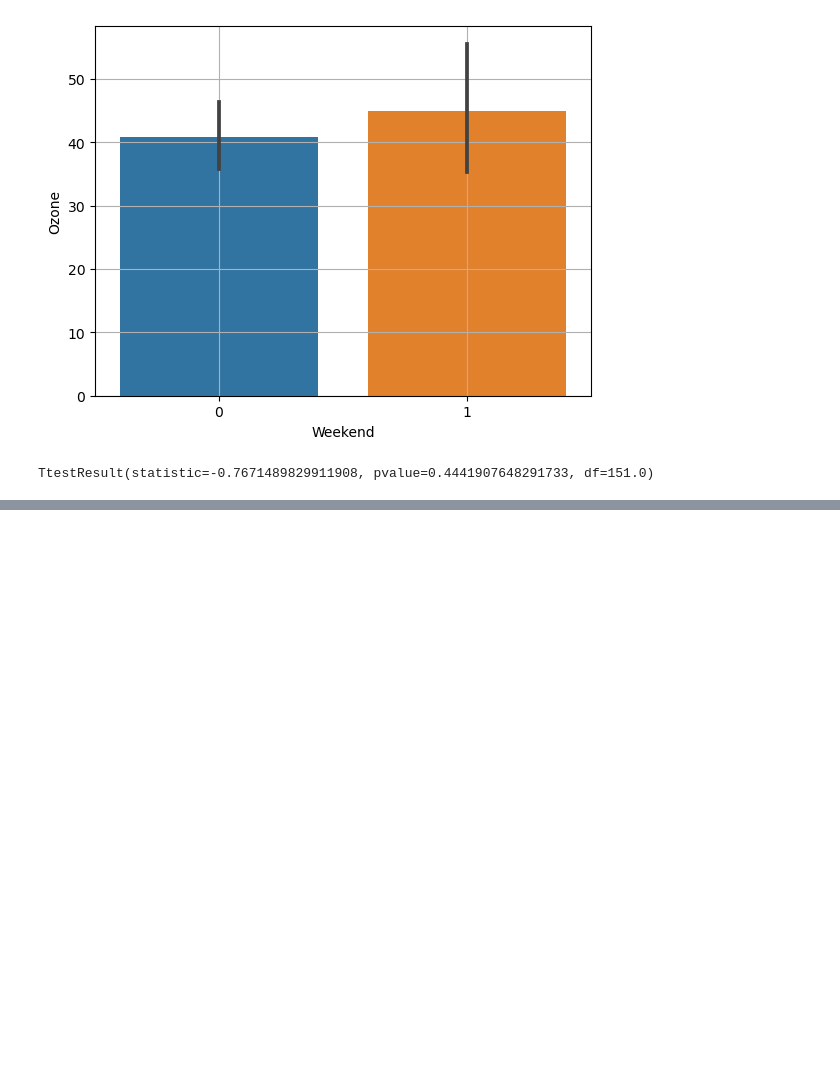
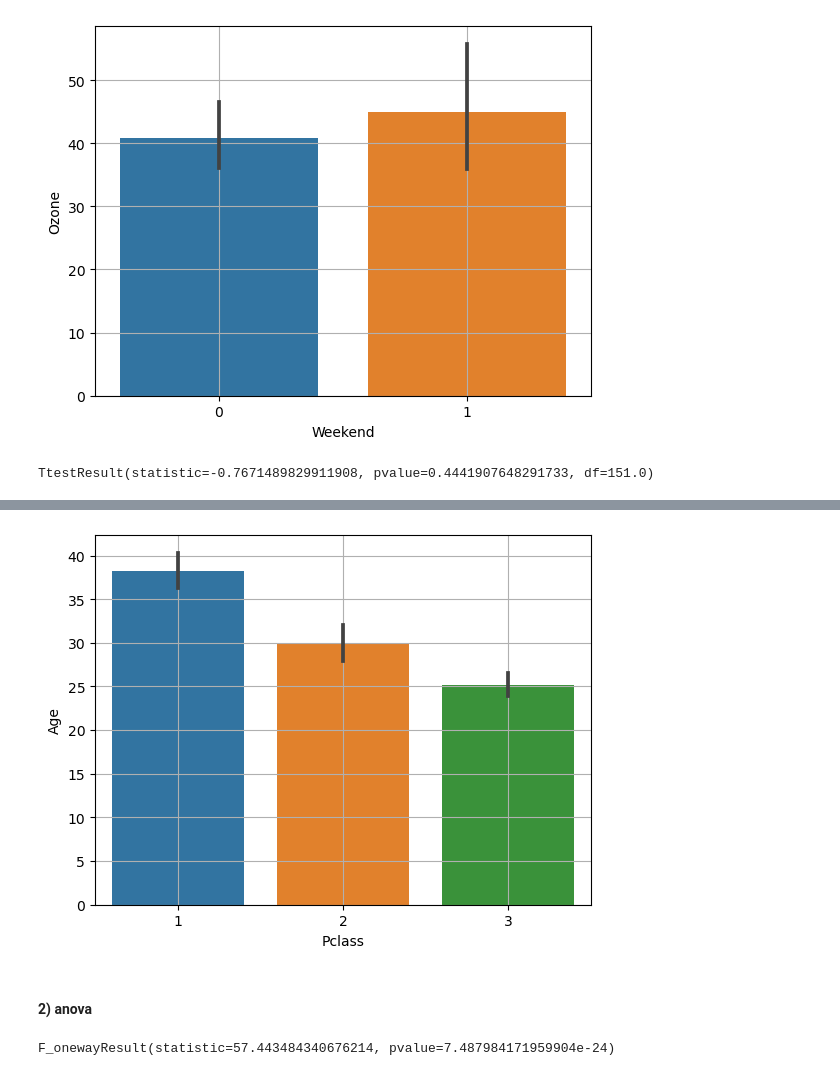
Before and after one commit to jmlee99/KT_aivle, a Jupyter notebook: 2024_Feb/Analyze data and find meaning/이변량분석_범주_숫자.ipynb, the cells around one changed output, grey strips where cells are left out. Cells and saved outputs as stored; diff of their text form; code cells hidden in the pictures; blank space fills up the shorter version.

```diff
--- a/2024_Feb/Analyze data and find meaning/이변량분석_범주_숫자.ipynb
+++ b/2024_Feb/Analyze data and find meaning/이변량분석_범주_숫자.ipynb
@@ -176,0 +188,7 @@ TtestResult(statistic=-0.7671489829911908, pvalue=0.4441907648291733, df=151.0)
+# %%
+# Pclass(3 범주) --> Age
+sns.barplot(x="Pclass", y="Age", data=titanic)
+plt.grid()
+plt.show()
+# %% [output]
+[figure, added]
@@ -176,0 +203,6 @@ TtestResult(statistic=-0.7671489829911908, pvalue=0.4441907648291733, df=151.0)
+# %% [markdown]
+#### **2) anova**
+# %%
+spst.f_oneway(P_1, P_2, P_3)
+# %% [output]
+F_onewayResult(statistic=57.443484340676214, pvalue=7.487984171959904e-24)
```
Also changed, not shown: parts of 4 cells of this notebook, 1 other file.
